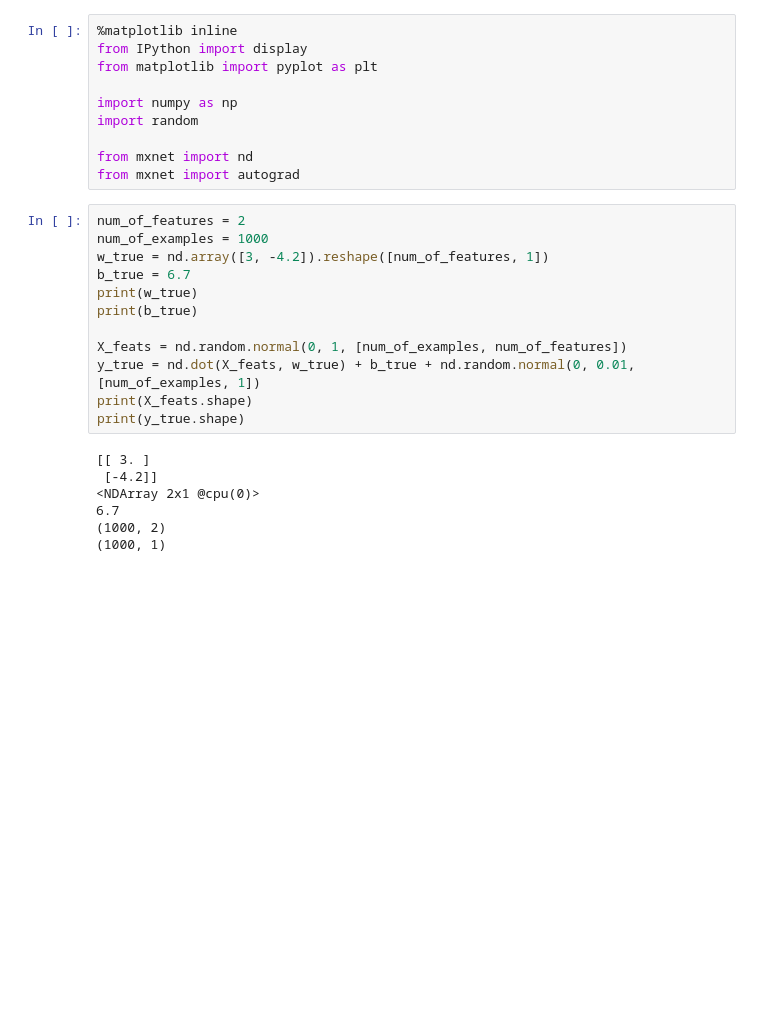
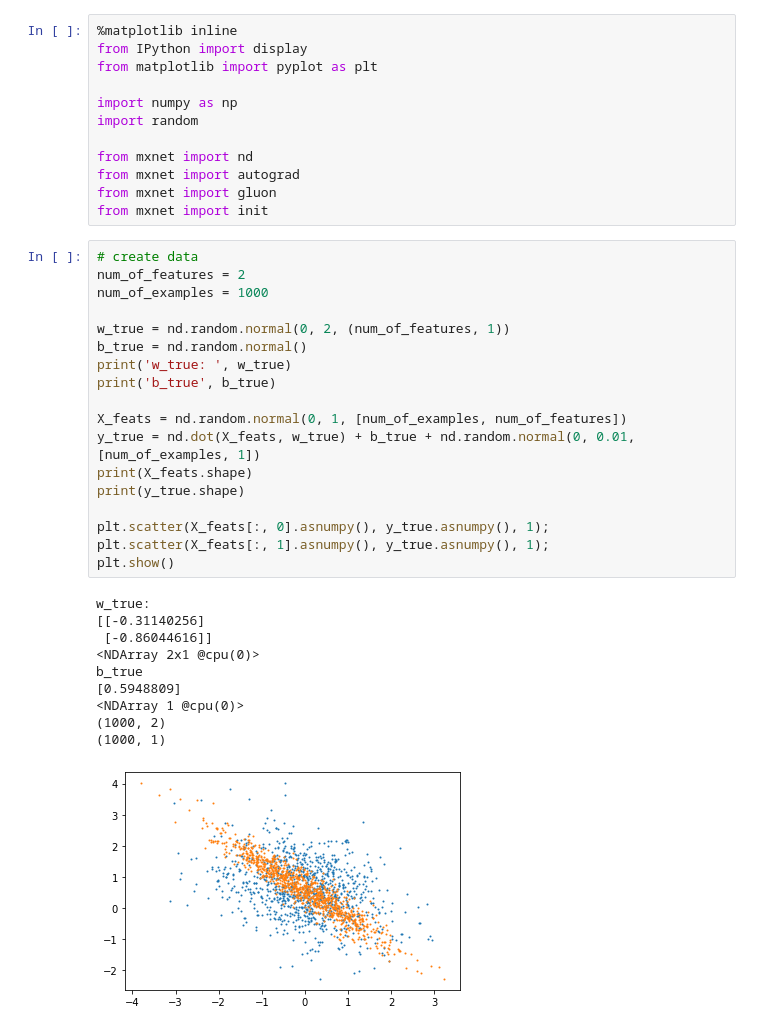
Before and after one commit to whosxavierwu/d2l-zh, a Jupyter notebook: homework/linear_regression.ipynb, the cells around one changed output. Drawn from its saved outputs; the diff is of its cells as text; blank space fills up the shorter version.

```diff
--- a/homework/linear_regression.ipynb
+++ b/homework/linear_regression.ipynb
@@ -8,22 +8,34 @@ import random
 
 from mxnet import nd
 from mxnet import autograd
+from mxnet import gluon
+from mxnet import init
 # %%
+# create data
 num_of_features = 2
 num_of_examples = 1000
-w_true = nd.array([3, -4.2]).reshape([num_of_features, 1])
-b_true = 6.7
-print(w_true)
-print(b_true)
+
+w_true = nd.random.normal(0, 2, (num_of_features, 1))
+b_true = nd.random.normal()
+print('w_true: ', w_true)
+print('b_true', b_true)
 
 X_feats = nd.random.normal(0, 1, [num_of_examples, num_of_features])
 y_true = nd.dot(X_feats, w_true) + b_true + nd.random.normal(0, 0.01, [num_of_examples, 1])
 print(X_feats.shape)
 print(y_true.shape)
+
+plt.scatter(X_feats[:, 0].asnumpy(), y_true.asnumpy(), 1);
+plt.scatter(X_feats[:, 1].asnumpy(), y_true.asnumpy(), 1);
+plt.show()
 # %% [output]
-[[ 3. ]
- [-4.2]]
+w_true:
+[[-0.31140256]
+ [-0.86044616]]
 <NDArray 2x1 @cpu(0)>
-6.7
+b_true
+[0.5948809]
+<NDArray 1 @cpu(0)>
 (1000, 2)
 (1000, 1)
+[figure, added]
```
Also changed, not shown: parts of 11 cells of this notebook.
